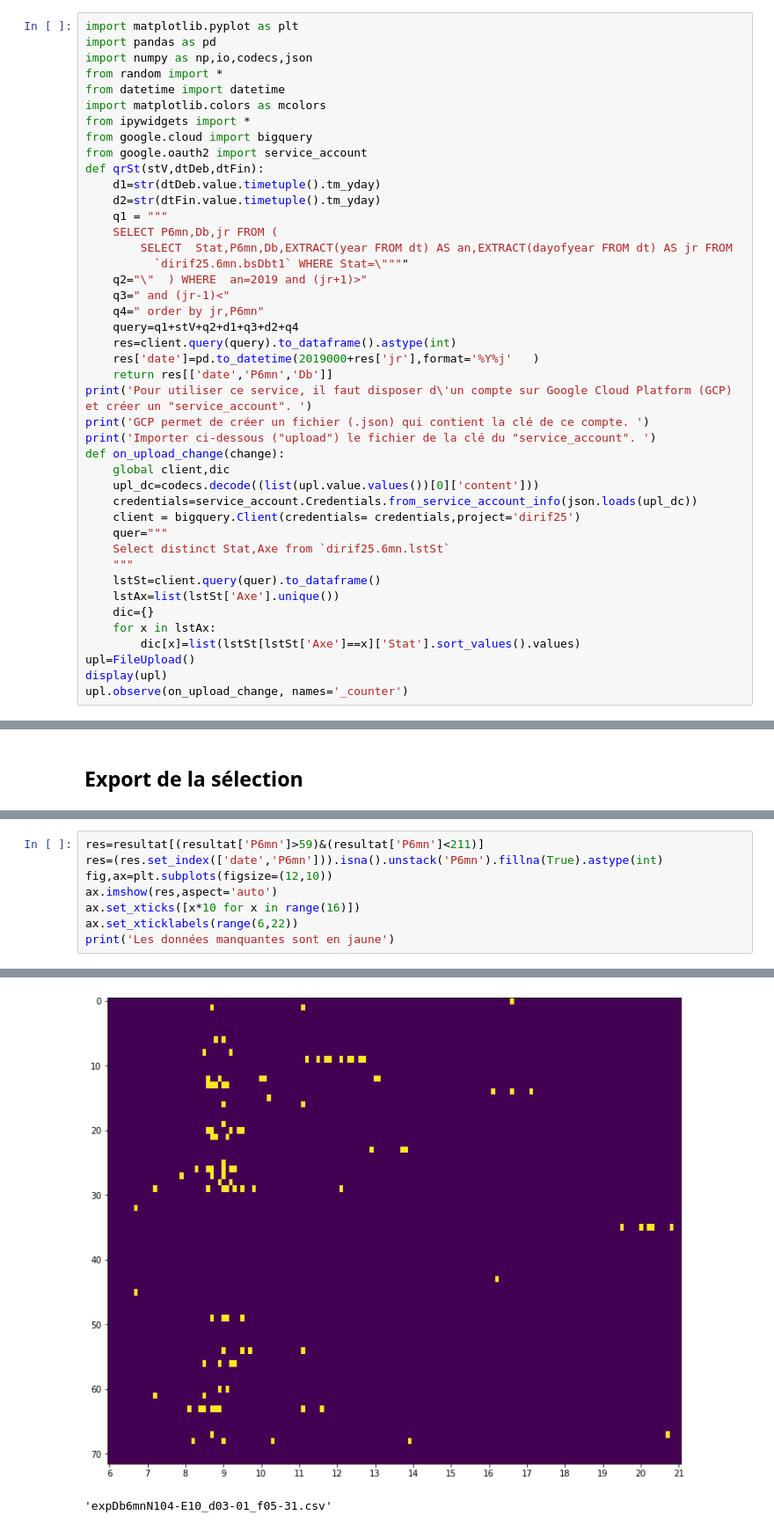
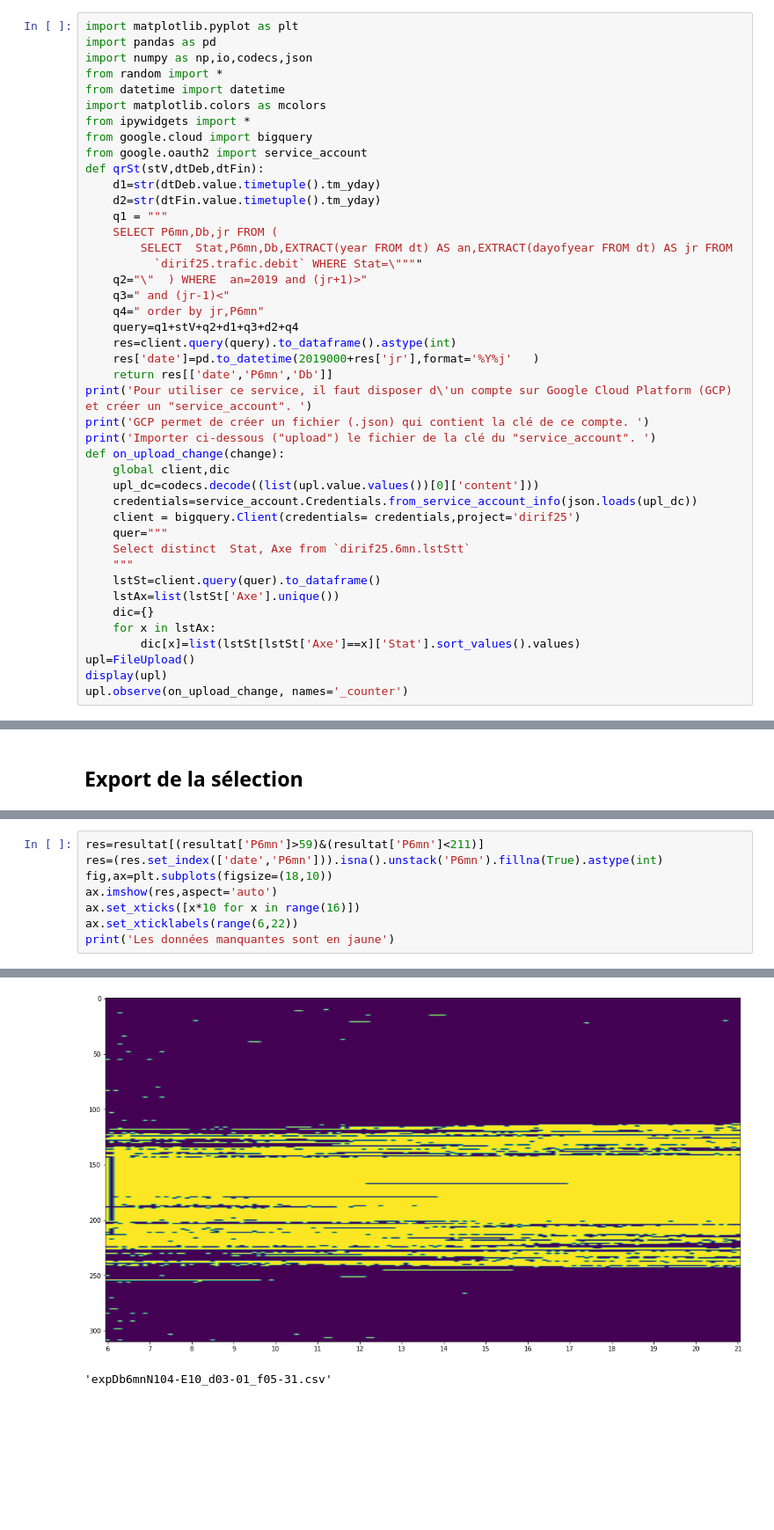
Before and after one commit to OlivierNalin/myBinderBigQ, a Jupyter notebook: askBQ.ipynb, the cells around one changed output, grey strips where cells are left out. Shown at 88% size. Saved outputs shown, nothing was run; the diff lists cells and outputs as text; blank space fills up the shorter version.

```diff
--- a/askBQ.ipynb
+++ b/askBQ.ipynb
@@ -21,7 +21,7 @@ def qrSt(stV,dtDeb,dtFin):
     q1 = """
     SELECT P6mn,Db,jr FROM (
         SELECT  Stat,P6mn,Db,EXTRACT(year FROM dt) AS an,EXTRACT(dayofyear FROM dt) AS jr FROM
-          `dirif25.6mn.bsDbt1` WHERE Stat=\""""
+          `dirif25.trafic.debit` WHERE Stat=\""""
     q2="\"  ) WHERE  an=2019 and (jr+1)>"
     q3=" and (jr-1)<"
     q4=" order by jr,P6mn"
@@ -38,7 +38,7 @@ def on_upload_change(change):
     credentials=service_account.Credentials.from_service_account_info(json.loads(upl_dc))
     client = bigquery.Client(credentials= credentials,project='dirif25')
     quer="""
-    Select distinct Stat,Axe from `dirif25.6mn.lstSt`
+    Select distinct  Stat, Axe from `dirif25.6mn.lstStt`
     """
     lstSt=client.query(quer).to_dataframe()
     lstAx=list(lstSt['Axe'].unique())
@@ -85,14 +101,14 @@ resultat.to_csv(fch)
 # %%
 res=resultat[(resultat['P6mn']>59)&(resultat['P6mn']<211)]
 res=(res.set_index(['date','P6mn'])).isna().unstack('P6mn').fillna(True).astype(int)
-fig,ax=plt.subplots(figsize=(12,10))
+fig,ax=plt.subplots(figsize=(18,10))
 ax.imshow(res,aspect='auto')
 ax.set_xticks([x*10 for x in range(16)])
 ax.set_xticklabels(range(6,22))
 print('Les données manquantes sont en jaune')
 # %% [output]
 Les données manquantes sont en jaune
-[figure, old version]
+[figure, new version]
 # %%
 # %% [output]
 'expDb6mnN104-E10_d03-01_f05-31.csv'
```
Also changed, not shown: parts of 2 cells of this notebook.
